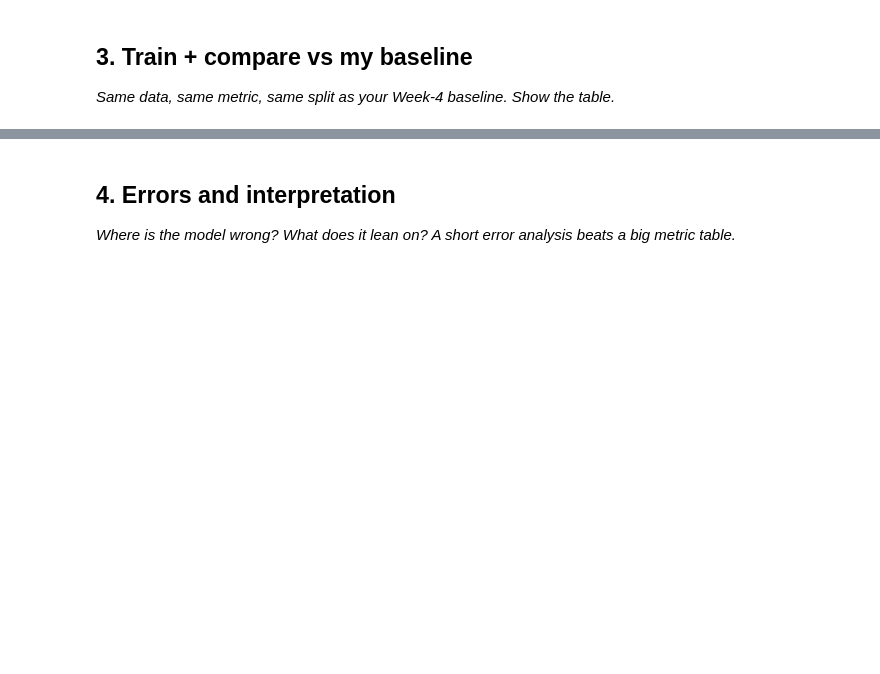
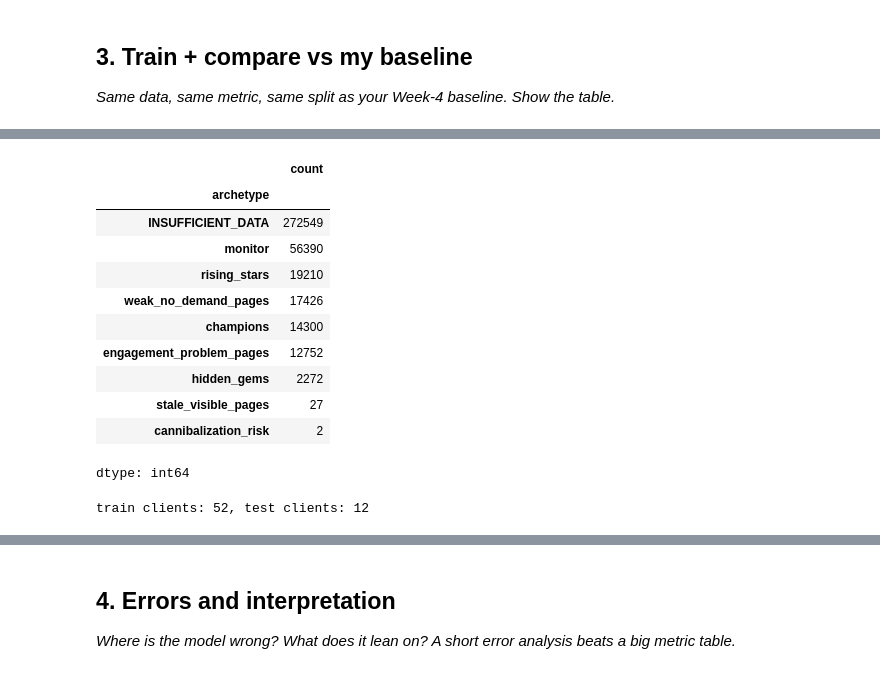
Before and after one commit to tracy030115/flyrank-ml, a Jupyter notebook: work/notebooks/w05_model.ipynb, the cells around one changed output, grey strips where cells are left out. Saved outputs shown, nothing was run; the diff lists cells and outputs as text; code cells hidden in the pictures; blank space fills up the shorter version.

```diff
--- a/work/notebooks/w05_model.ipynb
+++ b/work/notebooks/w05_model.ipynb
@@ -29,0 +135,77 @@ This skeleton is yours to fill. Work the sections **in order** — each one has
+# %%
+keyword_counts = (
+    page_level[page_level["total_impressions"] > 0]
+    .groupby(["client_hash_id", "keyword_hash_id"])["content_hash_id"]
+    .nunique()
+    .reset_index(name="pages_ranking_for_keyword")
+)
+page_level = page_level.merge(keyword_counts, on=["client_hash_id", "keyword_hash_id"], how="left")
+page_level["cannibalization_risk"] = page_level["pages_ranking_for_keyword"].fillna(0) > 1
+# %%
+MIN_IMPRESSIONS = 10
+STALE_THRESHOLD_DAYS = 180
+HIGH_VOLUME_IMPRESSIONS = page_level["total_impressions"].quantile(0.75)
+
+def assign_archetype(row):
+    gsc_available = bool(row["gsc_data_available_any"]) if pd.notna(row["gsc_data_available_any"]) else False
+    if (not gsc_available) or row["total_impressions"] < MIN_IMPRESSIONS:
+        return "INSUFFICIENT_DATA"
+
+    # negative days_since_last_update is a reporting lag artifact, not real freshness
+    if pd.notna(row["days_since_last_update"]) and row["days_since_last_update"] < 0:
+        return "INSUFFICIENT_DATA"
+
+    is_good_position = pd.notna(row["avg_position"]) and row["avg_position"] <= 10
+    is_high_volume = row["total_impressions"] >= HIGH_VOLUME_IMPRESSIONS
+    is_low_ctr = pd.notna(row["ctr_gap"]) and row["ctr_gap"] > 0
+    is_stale = pd.notna(row["days_since_last_update"]) and row["days_since_last_update"] > STALE_THRESHOLD_DAYS
+    has_low_engagement = pd.notna(row["engagement_rate"]) and row["engagement_rate"] < 0.3
+    is_no_demand = row["total_impressions"] < MIN_IMPRESSIONS * 3
+    ga4_available = bool(row["ga4_data_available_any"]) if pd.notna(row["ga4_data_available_any"]) else False
+    is_cannibalization = bool(row["cannibalization_risk"]) if pd.notna(row["cannibalization_risk"]) else False
+
+    if is_cannibalization:
+        return "cannibalization_risk"
+    if is_good_position and is_high_volume and not is_low_ctr and not is_stale:
+        return "champions"
+    if is_good_position and is_high_volume and is_stale:
+        return "stale_visible_pages"
+    if ga4_available and is_good_position and is_high_volume and has_low_engagement:
+        return "engagement_problem_pages"
+    if is_good_position and not is_high_volume and not is_low_ctr:
+        return "hidden_gems"
+    if not is_good_position and pd.notna(row["ctr_gap"]) and row["ctr_gap"] < 0 and row["total_impressions"] >= HIGH_VOLUME_IMPRESSIONS * 0.25:
+        return "rising_stars"
+    if is_no_demand:
+        return "weak_no_demand_pages"
+
+    return "monitor"
+
+page_level["archetype"] = page_level.apply(assign_archetype, axis=1)
+page_level["archetype"].value_counts()
+# %% [output]
+|  | count |
+| archetype |  |
+| INSUFFICIENT_DATA | 272549 |
+| monitor | 56390 |
+| rising_stars | 19210 |
+| weak_no_demand_pages | 17426 |
+| champions | 14300 |
+| engagement_problem_pages | 12752 |
+| hidden_gems | 2272 |
+| stale_visible_pages | 27 |
+| cannibalization_risk | 2 |
+dtype: int64
+# %%
+# 1. Assign clients to train/test groups (not by date, just to keep each client's rows together)
+np.random.seed(42)
+all_clients = page_level["client_hash_id"].unique()
+np.random.shuffle(all_clients)
+
+n_test_clients = max(1, int(len(all_clients) * 0.2))
+test_clients = set(all_clients[:n_test_clients])
+train_clients = set(all_clients[n_test_clients:])
+
+print(f"train clients: {len(train_clients)}, test clients: {len(test_clients)}")
+# %% [output]
+train clients: 52, test clients: 12
```
Also changed, not shown: parts of 13 cells of this notebook.
